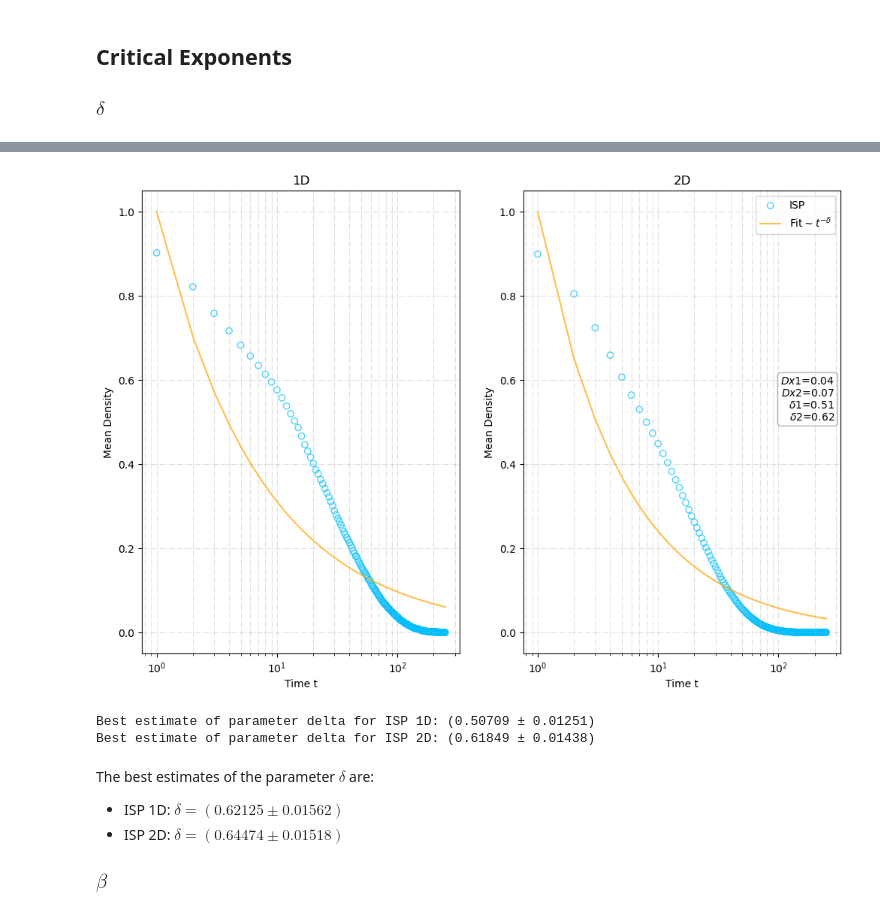
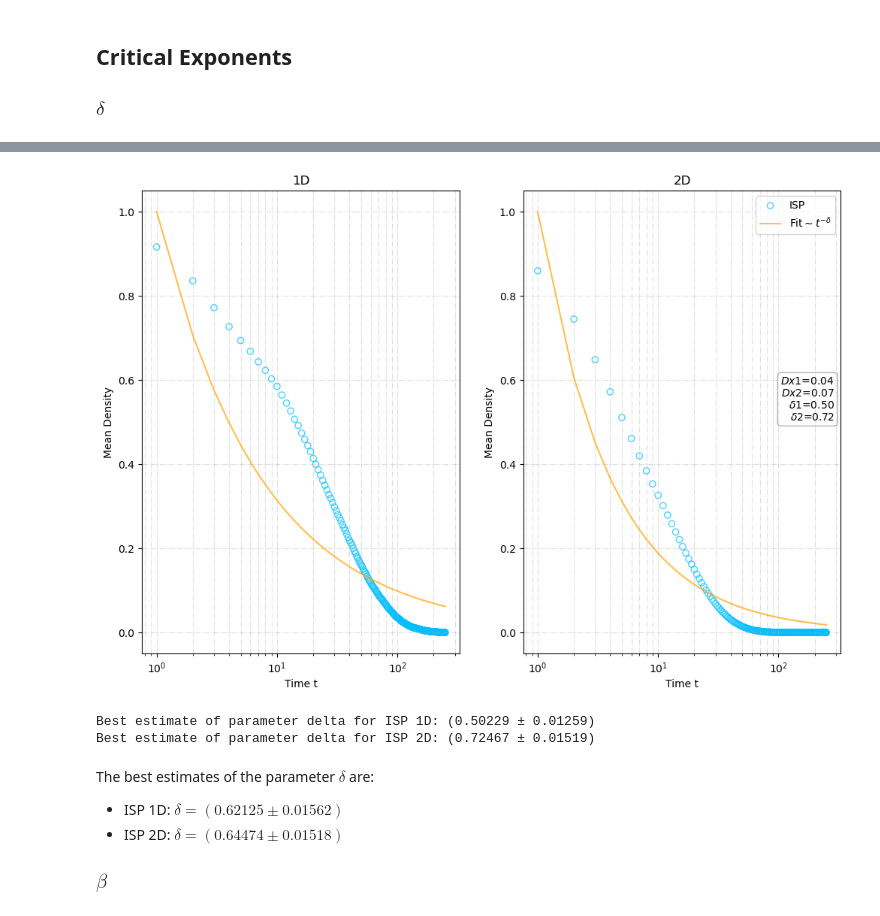
Before and after one commit to pietromalagoli/PCS, a Jupyter notebook: project.ipynb, the cells around one changed output, grey strips where cells are left out. Cells and saved outputs as stored; diff of their text form; code cells hidden in the pictures.

```diff
--- a/project.ipynb
+++ b/project.ipynb
@@ -583,22 +398,0 @@ ST: set#10
-# %%
-n_iter = 50     # number of iterations per set of parameters
-Pspan = np.linspace(0,0.4,15)     # set of probabiilty of invasion
-dim = 3
-models_DP = [m.DP1d,m.DP2d,m.DP3d]
-params_DP = [22, 500, 0.7, n_iter]      # [N, timesteps, Pdis, n_iter]
-fillings_DP3 = m.filling_fraction_DP(model=models_DP[dim-1],Pspan=Pspan,params=params_DP)
-models_ST = [m.lattice1,m.lattice2,m.lattice3]
-params_ST = [22, 500, par, n_iter, 1]
-fillings_ST3 = m.filling_fraction_ST(model=models_ST[dim-1],Pspan=Pspan,params=params_ST)
-
-plt.figure(figsize=(6,8))
-plt.plot(fillings_DP3[0,:],fillings_DP3[1,:],c='orange',label='Direct Percolation')
-plt.scatter(fillings_ST3[0,:],fillings_ST3[1,:],label='Stochastic Diffusion',facecolors='none', edgecolors='deepskyblue')
-plt.title(f'Filling fraction versus probability of invasion in {dim}D')
-plt.xlabel(r'Probability of Invasion / $D_{x}$')
-plt.ylabel('Filling fraction')
-plt.grid(True,which='both',alpha=0.7,linestyle='-.')
-m.add_par_box({'N': params_DP[0], 'time_steps': params_DP[1], 'Pdis': params_DP[2]})
-plt.savefig(f'plots/filling{dim}D.png')
-plt.legend()
-plt.show()
@@ -762,14 +424,14 @@ The attractor (x*,y*) is a stable spiral (negative discriminant -> damped oscill
 # %%
 dim = 1
 n_iter = 50     # number of iterations per set of parameters
-Pspan = np.linspace(0,0.05,1000)     # set of probabiilty of invasion
+Pspan = np.linspace(0,0.05,100)     # set of probabiilty of invasion
 N = 500
 time_steps = 250
 models_ST = [m.lattice1,m.lattice2]
-params_ST = [N, time_steps, par, n_iter, 1]
+params_ST = [N, time_steps, 0.001, par, n_iter, 1]
 fillings_ST1 = m.filling_fraction_ST(model=models_ST[dim-1],Pspan=Pspan,params=params_ST)
 
-plt.figure(figsize=(6,8))
+plt.figure(figsize=(12,8))
 plt.scatter(fillings_ST1[0,:],fillings_ST1[1,:],label='Stochastic Diffusion',facecolors='none', edgecolors='deepskyblue')
 plt.title(f'Filling fraction versus probability of invasion in {dim}D')
 plt.xlabel(r'Probability of Invasion / $D_{x}$')
@@ -819,7 +474,7 @@ Pspan = np.linspace(0,0.1,100)     # set of probabiilty of invasion
 N = 100
 time_steps = 250
 models_ST = [m.lattice1,m.lattice2]
-params_ST = [N, time_steps, par, n_iter, 1]
+params_ST = [N, time_steps, 0.001, par, n_iter, 1]
 fillings_ST2 = m.filling_fraction_ST(model=models_ST[dim-1],Pspan=Pspan,params=params_ST)
 
 plt.figure(figsize=(6,8))
@@ -925,9 +529,9 @@ max_workers = min(os.cpu_count() or 1,n_iter,8)
 dim = 1
 model = models[dim-1]
 local_par1 = par.copy()
-local_par1['Dx'] = DP_threshold1 #0.01341 # set the system at criticality
+local_par1['Dx'] = 0.04239 # set the system at criticality
 N1 = 500
-args = [(N1,time_steps,local_par1,2)]*n_iter
+args = [(N1,time_steps,0.001,local_par1,2)]*n_iter
 active_density_mat1 = np.zeros((n_iter,time_steps))
 with concurrent.futures.ProcessPoolExecutor(max_workers=max_workers) as exe:
     for i,res in enumerate(exe.map(model,args)):
@@ -937,9 +541,9 @@ mean_density1 = np.mean(active_density_mat1,axis=0)
 dim = 2
 model = models[dim-1]
 local_par2 = par.copy()
-local_par2['Dx'] = DP_threshold2 #0.0576 # set the system at criticality
+local_par2['Dx'] = 0.0677 # set the system at criticality
 N2 = 100
-args = [(N2,time_steps,local_par2,2)]*n_iter
+args = [(N2,time_steps,0.001,local_par2,2)]*n_iter
 active_density_mat2 = np.zeros((n_iter,time_steps))
 with concurrent.futures.ProcessPoolExecutor(max_workers=max_workers) as exe:
     for i,res in enumerate(exe.map(model,args)):
@@ -951,36 +555,36 @@ best_delta2, best_cov2 = curve_fit(f=Fdensity,xdata=np.arange(1,time_steps+1),yd
 best_error1 = np.sqrt(np.diag(best_cov1))   # compute standard deviation from covariance
 best_error2 = np.sqrt(np.diag(best_cov2))
 
 fig, ax = plt.subplots(1,2,figsize=(12,8))
 ax[0].scatter(np.arange(1,time_steps+1),mean_density1,alpha=0.7,facecolors='none', edgecolors='deepskyblue',label='ISP')
 ax[0].plot(np.arange(1,time_steps+1),Fdensity(np.arange(1,time_steps+1),best_delta1),c='orange',label=r'$Fit as t^{-\delta}$',alpha=0.7)
 ax[0].set_xlabel('Time t')
 ax[0].set_ylabel('Mean Density')
 ax[0].set_xscale('log')
 ax[0].set_title('1D')
 ax[0].grid(True,which='both',alpha=0.4,linestyle='-.')
 #m.add_par_box({'N': N1, 'time_steps': time_steps, r'$D^{c}_{x}$':local_par1['Dx'], r'$\delta$':best_delta1})
 
 ax[1].scatter(np.arange(1,time_steps+1),mean_density2,alpha=0.7,facecolors='none', edgecolors='deepskyblue',label='ISP')
 ax[1].plot(np.arange(1,time_steps+1),Fdensity(np.arange(1,time_steps+1),best_delta2),c='orange',label=r'$\text{Fit} \sim t^{-\delta}$',alpha=0.7)
 ax[1].set_xlabel('Time t')
 ax[1].set_ylabel('Mean Density')
 ax[1].set_xscale('log')
 ax[1].set_title('2D')
 ax[1].grid(True,which='both',alpha=0.4,linestyle='-.')
 m.add_par_box({r'$Dx2$':local_par2['Dx'], r'$\delta2$':best_delta2,
                r'$Dx1$':local_par1['Dx'], r'$\delta1$':best_delta1})
 
 plt.savefig('plots/delta.png')
 plt.legend(loc='upper right')
 plt.show()
 
 print(f"Best estimate of parameter delta for ISP 1D: ({float(best_delta1):.5f} ± {float(best_error1):.5f})")
 print(f"Best estimate of parameter delta for ISP 2D: ({float(best_delta2):.5f} ± {float(best_error2):.5f})")
 # %% [output]
-[figure, old version]
+[figure, new version]
-Best estimate of parameter delta for ISP 1D: (0.50709 ± 0.01251)
-Best estimate of parameter delta for ISP 2D: (0.61849 ± 0.01438)
+Best estimate of parameter delta for ISP 1D: (0.50229 ± 0.01259)
+Best estimate of parameter delta for ISP 2D: (0.72467 ± 0.01519)
 # %% [markdown]
 The best estimates of the parameter $\delta$ are:
 - ISP 1D: $\delta = (0.62125  \pm 0.01562)$
```
Also changed, not shown: parts of 28 cells of this notebook, 6 other files.
